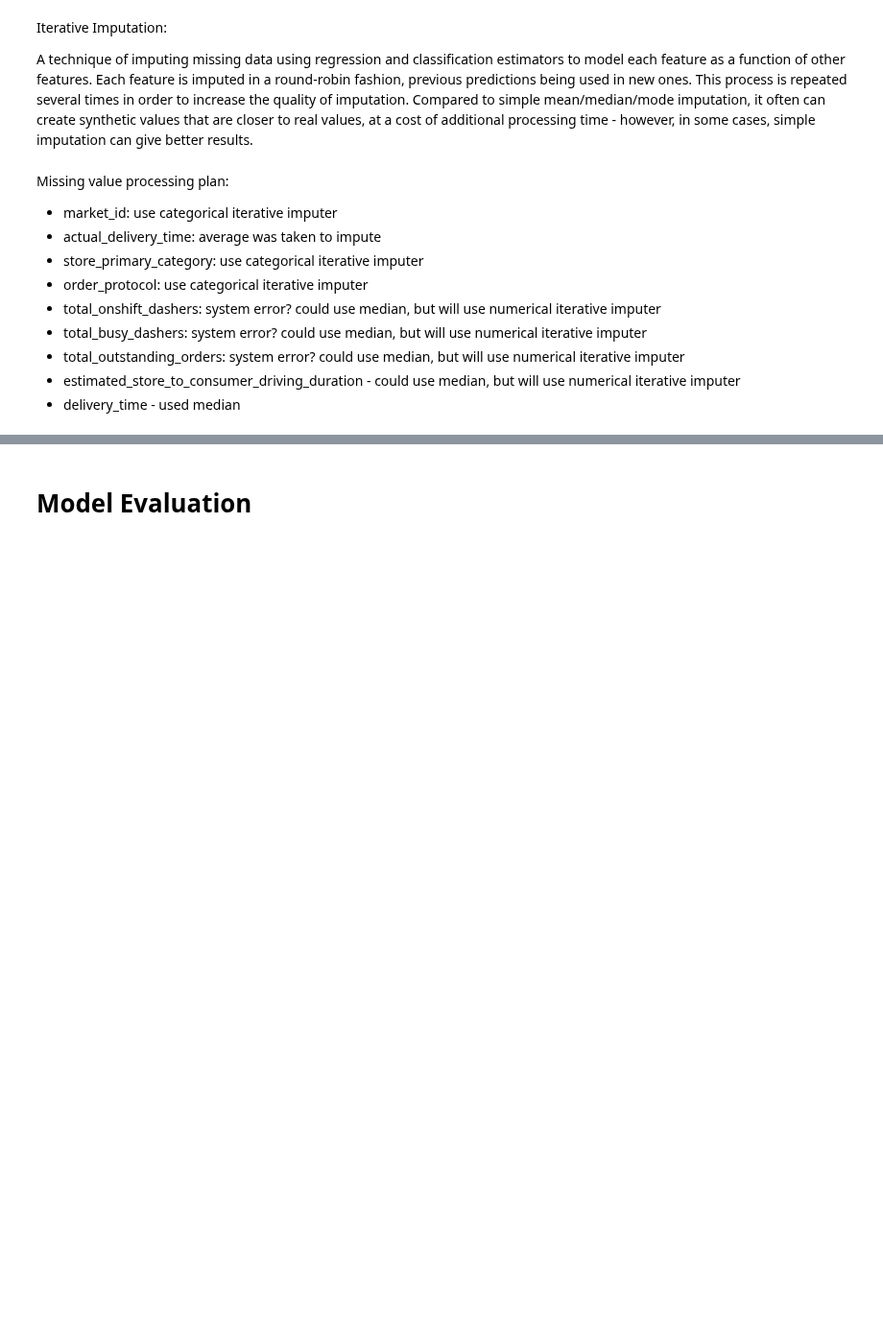
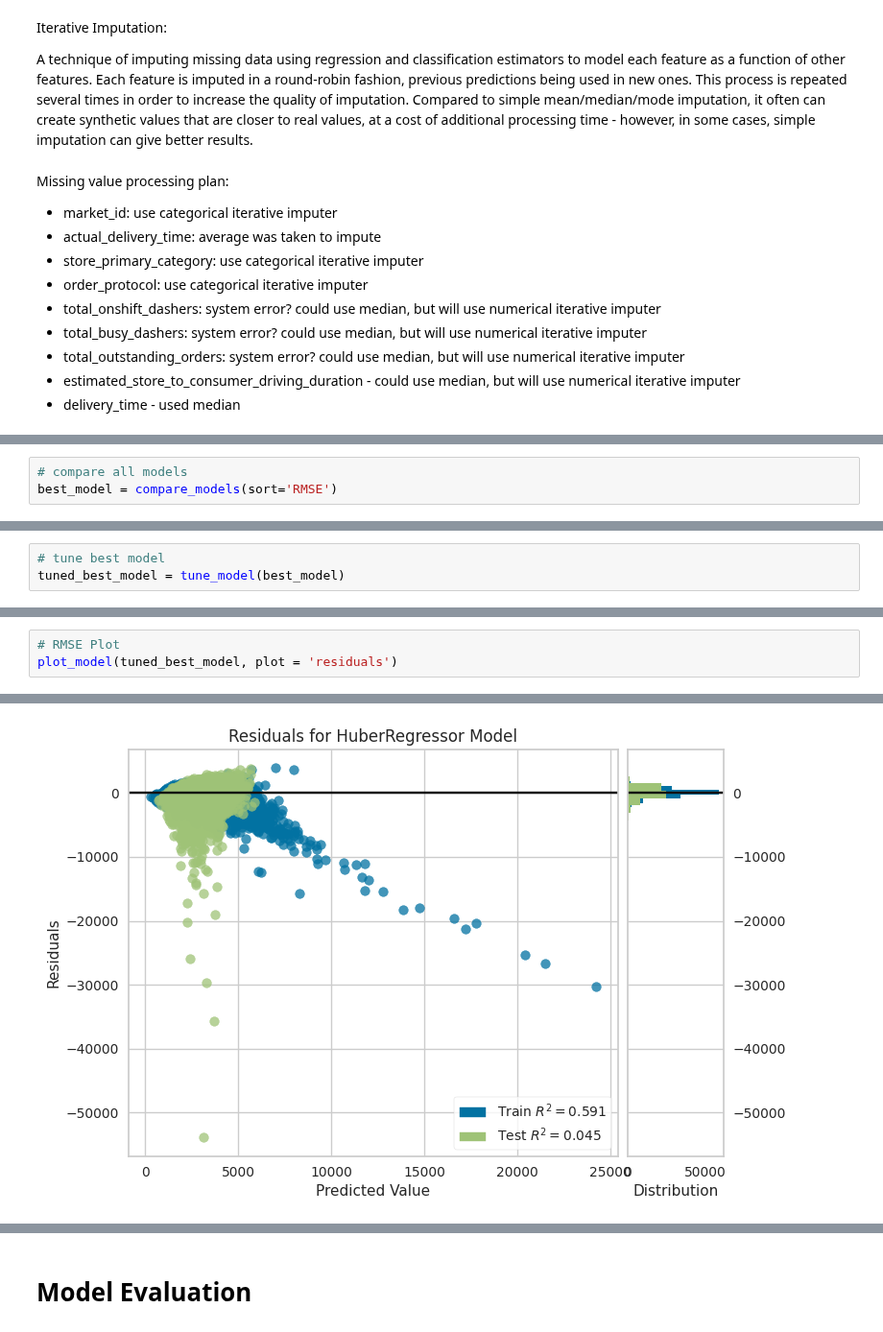
Before and after one commit to mindyng/2023-Business-Projects, a Jupyter notebook: doordash-delivery-time-prediction.ipynb, the cells around one changed output, grey strips where cells are left out. Shown at 96% size. Drawn from its saved outputs; the diff is of its cells as text; blank space fills up the shorter version.

```diff
--- a/doordash-delivery-time-prediction.ipynb
+++ b/doordash-delivery-time-prediction.ipynb
@@ -1327,0 +1331,3 @@ setup(data, target = 'delivery_time', numeric_features = ['total_items',
+# %%
+# compare all models
+best_model = compare_models(sort='RMSE')
@@ -1327,0 +1358,3 @@ setup(data, target = 'delivery_time', numeric_features = ['total_items',
+# %%
+# tune best model
+tuned_best_model = tune_model(best_model)
@@ -1327,0 +1378,4 @@ setup(data, target = 'delivery_time', numeric_features = ['total_items',
+# %%
+# RMSE Plot
+plot_model(tuned_best_model, plot = 'residuals')
+# %% [output]
@@ -1327,0 +1383 @@ setup(data, target = 'delivery_time', numeric_features = ['total_items',
+[figure, added]
```
Also changed, not shown: parts of 12 cells of this notebook.
